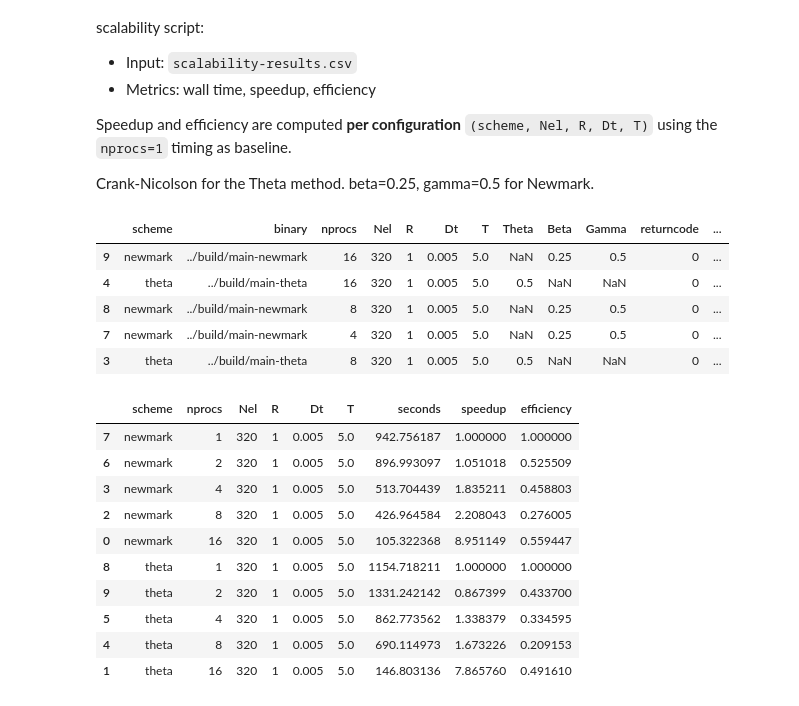
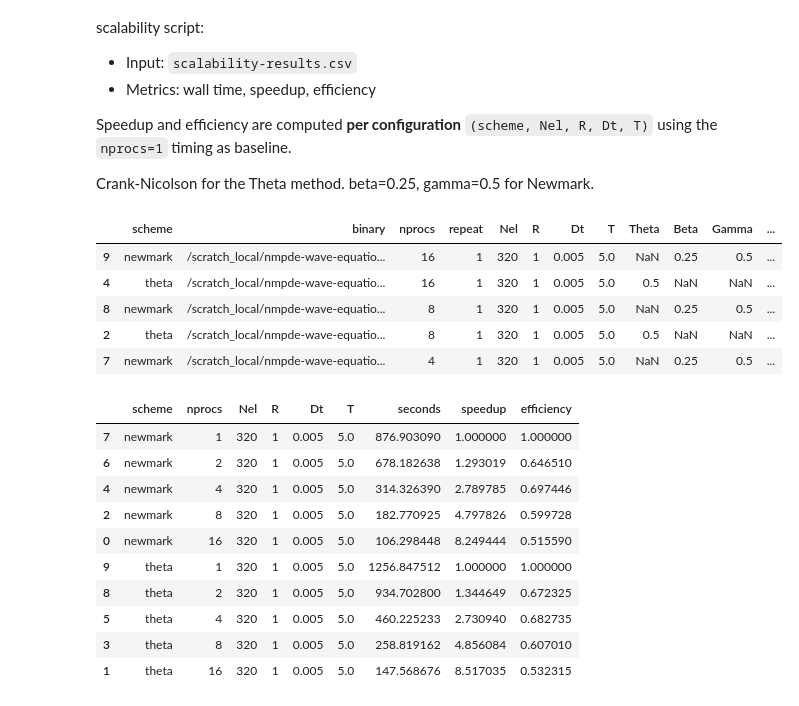
Before and after one commit to AlessandroGhiotto/nmpde-wave-equation, a Jupyter notebook: analysis/scalability-analisys.ipynb, the cells around one changed output. Drawn from its saved outputs; the diff is of its cells as text; code cells hidden in the pictures.

```diff
--- a/analysis/scalability-analisys.ipynb
+++ b/analysis/scalability-analisys.ipynb
@@ -18,34 +18,34 @@ from pathlib import Path
 
 sns.set_theme(style="whitegrid")
 # %%
-csv_path = Path('scalability-results-cluster.csv')
+csv_path = Path('scalability-results-cluster-3.csv')
 df = pd.read_csv(csv_path)
 
 # Basic cleanup / typing
 df = df.copy()
 df['nprocs'] = pd.to_numeric(df['nprocs'], errors='coerce')
 df['Nel'] = pd.to_numeric(df['Nel'], errors='coerce')
 df['R'] = pd.to_numeric(df['R'], errors='coerce')
 df['Dt'] = pd.to_numeric(df['Dt'], errors='coerce')
 df['T'] = pd.to_numeric(df['T'], errors='coerce')
 df['seconds'] = pd.to_numeric(df['seconds'], errors='coerce')
 df['returncode'] = pd.to_numeric(df['returncode'], errors='coerce')
 
 # Keep only successful runs with valid timing
 df = df[(df['returncode'] == 0) & df['seconds'].notna() & (df['seconds'] > 0)].copy()
 
 # If duplicates exist, keep the minimum time (best run) for the same setting
 dedup_keys = ['scheme', 'binary', 'nprocs', 'Nel', 'R', 'Dt', 'T', 'Theta', 'Beta', 'Gamma']
 df = df.sort_values('seconds').drop_duplicates(subset=dedup_keys, keep='first')
 
 df.head()
 # %% [output]
-|  | scheme | binary | nprocs | Nel | R | Dt | T | Theta | Beta | Gamma | returncode | ... |
-| 9 | newmark | ../build/main-newmark | 16 | 320 | 1 | 0.005 | 5.0 | NaN | 0.25 | 0.5 | 0 | ... |
-| 4 | theta | ../build/main-theta | 16 | 320 | 1 | 0.005 | 5.0 | 0.5 | NaN | NaN | 0 | ... |
-| 8 | newmark | ../build/main-newmark | 8 | 320 | 1 | 0.005 | 5.0 | NaN | 0.25 | 0.5 | 0 | ... |
-| 7 | newmark | ../build/main-newmark | 4 | 320 | 1 | 0.005 | 5.0 | NaN | 0.25 | 0.5 | 0 | ... |
-| 3 | theta | ../build/main-theta | 8 | 320 | 1 | 0.005 | 5.0 | 0.5 | NaN | NaN | 0 | ... |
+|  | scheme | binary | nprocs | repeat | Nel | R | Dt | T | Theta | Beta | Gamma | ... |
+| 9 | newmark | /scratch_local/nmpde-wave-equatio... | 16 | 1 | 320 | 1 | 0.005 | 5.0 | NaN | 0.25 | 0.5 | ... |
+| 4 | theta | /scratch_local/nmpde-wave-equatio... | 16 | 1 | 320 | 1 | 0.005 | 5.0 | 0.5 | NaN | NaN | ... |
+| 8 | newmark | /scratch_local/nmpde-wave-equatio... | 8 | 1 | 320 | 1 | 0.005 | 5.0 | NaN | 0.25 | 0.5 | ... |
+| 2 | theta | /scratch_local/nmpde-wave-equatio... | 8 | 1 | 320 | 1 | 0.005 | 5.0 | 0.5 | NaN | NaN | ... |
+| 7 | newmark | /scratch_local/nmpde-wave-equatio... | 4 | 1 | 320 | 1 | 0.005 | 5.0 | NaN | 0.25 | 0.5 | ... |
 # %%
 # Compute strong-scaling speedup/efficiency per configuration (scheme + discretization + final time)
 group_keys = ['scheme', 'Nel', 'R', 'Dt', 'T', 'Theta', 'Beta', 'Gamma']
@@ -66,16 +66,16 @@ dfm['efficiency'] = dfm['speedup'] / dfm['nprocs']
 dfm[['scheme', 'nprocs', 'Nel', 'R', 'Dt', 'T', 'seconds', 'speedup', 'efficiency']].sort_values(['scheme','Nel','Dt','T','nprocs']).head(20)
 # %% [output]
 |  | scheme | nprocs | Nel | R | Dt | T | seconds | speedup | efficiency |
-| 7 | newmark | 1 | 320 | 1 | 0.005 | 5.0 | 942.756187 | 1.000000 | 1.000000 |
-| 6 | newmark | 2 | 320 | 1 | 0.005 | 5.0 | 896.993097 | 1.051018 | 0.525509 |
-| 3 | newmark | 4 | 320 | 1 | 0.005 | 5.0 | 513.704439 | 1.835211 | 0.458803 |
-| 2 | newmark | 8 | 320 | 1 | 0.005 | 5.0 | 426.964584 | 2.208043 | 0.276005 |
-| 0 | newmark | 16 | 320 | 1 | 0.005 | 5.0 | 105.322368 | 8.951149 | 0.559447 |
-| 8 | theta | 1 | 320 | 1 | 0.005 | 5.0 | 1154.718211 | 1.000000 | 1.000000 |
-| 9 | theta | 2 | 320 | 1 | 0.005 | 5.0 | 1331.242142 | 0.867399 | 0.433700 |
-| 5 | theta | 4 | 320 | 1 | 0.005 | 5.0 | 862.773562 | 1.338379 | 0.334595 |
-| 4 | theta | 8 | 320 | 1 | 0.005 | 5.0 | 690.114973 | 1.673226 | 0.209153 |
-| 1 | theta | 16 | 320 | 1 | 0.005 | 5.0 | 146.803136 | 7.865760 | 0.491610 |
+| 7 | newmark | 1 | 320 | 1 | 0.005 | 5.0 | 876.903090 | 1.000000 | 1.000000 |
+| 6 | newmark | 2 | 320 | 1 | 0.005 | 5.0 | 678.182638 | 1.293019 | 0.646510 |
+| 4 | newmark | 4 | 320 | 1 | 0.005 | 5.0 | 314.326390 | 2.789785 | 0.697446 |
+| 2 | newmark | 8 | 320 | 1 | 0.005 | 5.0 | 182.770925 | 4.797826 | 0.599728 |
+| 0 | newmark | 16 | 320 | 1 | 0.005 | 5.0 | 106.298448 | 8.249444 | 0.515590 |
+| 9 | theta | 1 | 320 | 1 | 0.005 | 5.0 | 1256.847512 | 1.000000 | 1.000000 |
+| 8 | theta | 2 | 320 | 1 | 0.005 | 5.0 | 934.702800 | 1.344649 | 0.672325 |
+| 5 | theta | 4 | 320 | 1 | 0.005 | 5.0 | 460.225233 | 2.730940 | 0.682735 |
+| 3 | theta | 8 | 320 | 1 | 0.005 | 5.0 | 258.819162 | 4.856084 | 0.607010 |
+| 1 | theta | 16 | 320 | 1 | 0.005 | 5.0 | 147.568676 | 8.517035 | 0.532315 |
 # %%
 # Runtime vs nprocs (one curve per scheme per (Nel,Dt,T) setting if multiple exist)
 plot_keys = ['scheme', 'Nel', 'R', 'Dt', 'T']
```
Also changed, not shown: parts of 2 cells of this notebook, 6 other files.
